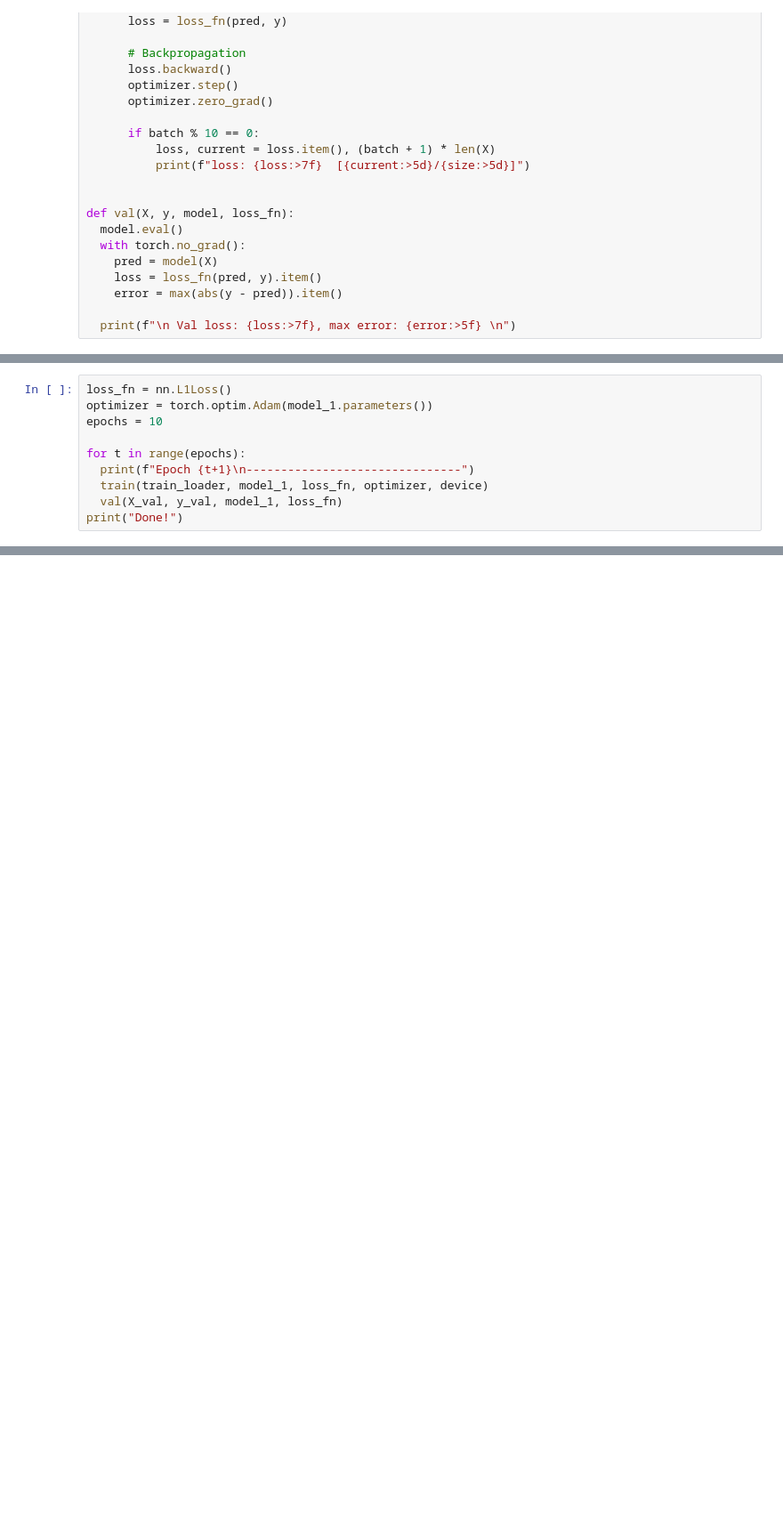
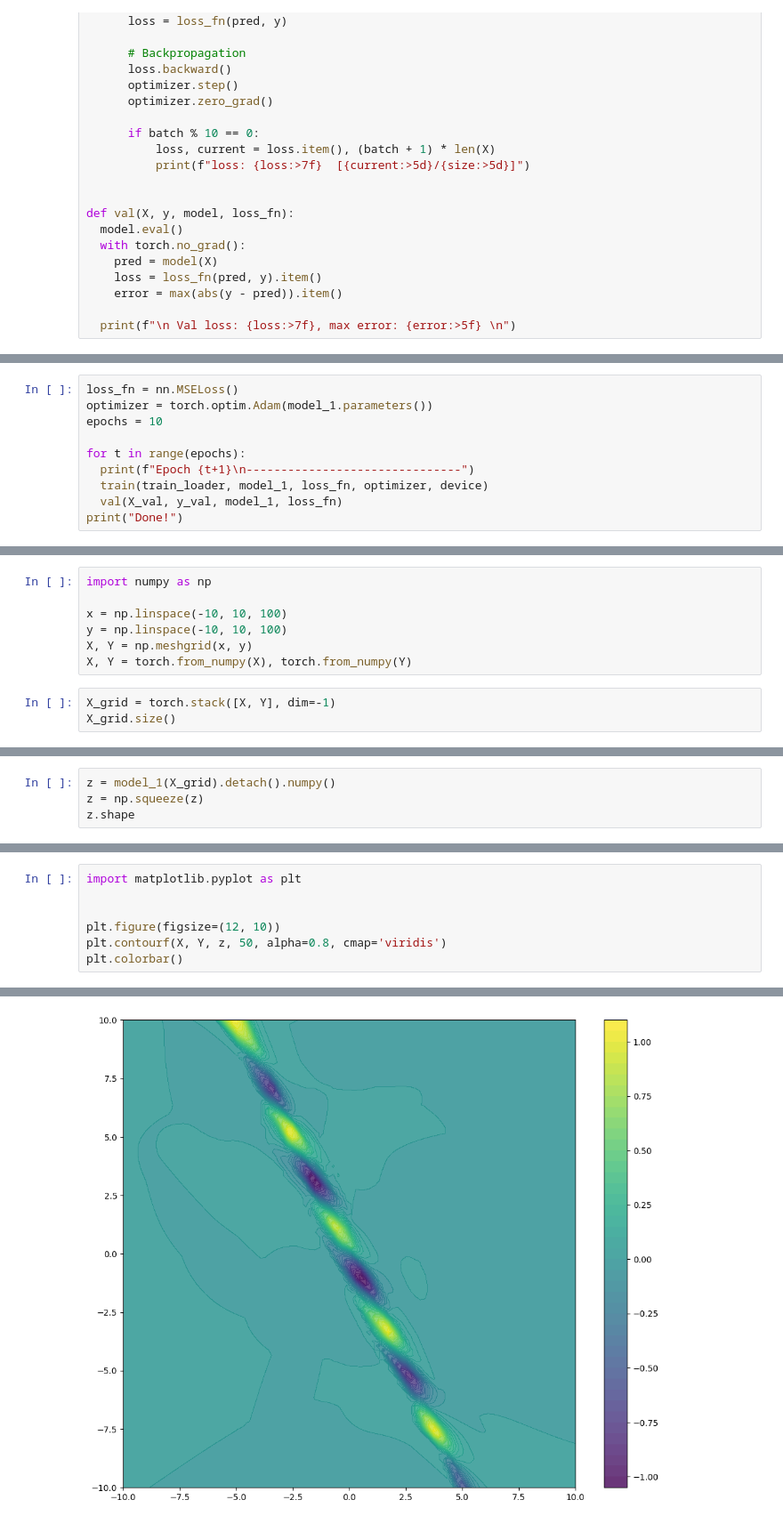
Before and after one commit to VladShajdulin/OTUS, a Jupyter notebook: home_work_2.ipynb, the cells around one changed output, grey strips where cells are left out. Shown at 89% size. Saved outputs shown, nothing was run; the diff lists cells and outputs as text; blank space fills up the shorter version.

```diff
--- a/home_work_2.ipynb
+++ b/home_work_2.ipynb
@@ -89,5 +96,5 @@ Device cpu
 # %%
-loss_fn = nn.L1Loss()
+loss_fn = nn.MSELoss()
 optimizer = torch.optim.Adam(model_1.parameters())
 epochs = 10
 
@@ -126,0 +124,10 @@ tensor([[ 0.0000],
+# %%
+import numpy as np
+
+x = np.linspace(-10, 10, 100)
+y = np.linspace(-10, 10, 100)
+X, Y = np.meshgrid(x, y)
+X, Y = torch.from_numpy(X), torch.from_numpy(Y)
+# %%
+X_grid = torch.stack([X, Y], dim=-1)
+X_grid.size()
@@ -126,0 +136,4 @@ tensor([[ 0.0000],
+# %%
+z = model_1(X_grid).detach().numpy()
+z = np.squeeze(z)
+z.shape
@@ -126,0 +142,8 @@ tensor([[ 0.0000],
+# %%
+import matplotlib.pyplot as plt
+
+
+plt.figure(figsize=(12, 10))
+plt.contourf(X, Y, z, 50, alpha=0.8, cmap='viridis')
+plt.colorbar()
+# %% [output]
@@ -126,0 +151 @@ tensor([[ 0.0000],
+[figure, added]
```
Also changed, not shown: parts of 10 cells of this notebook.
